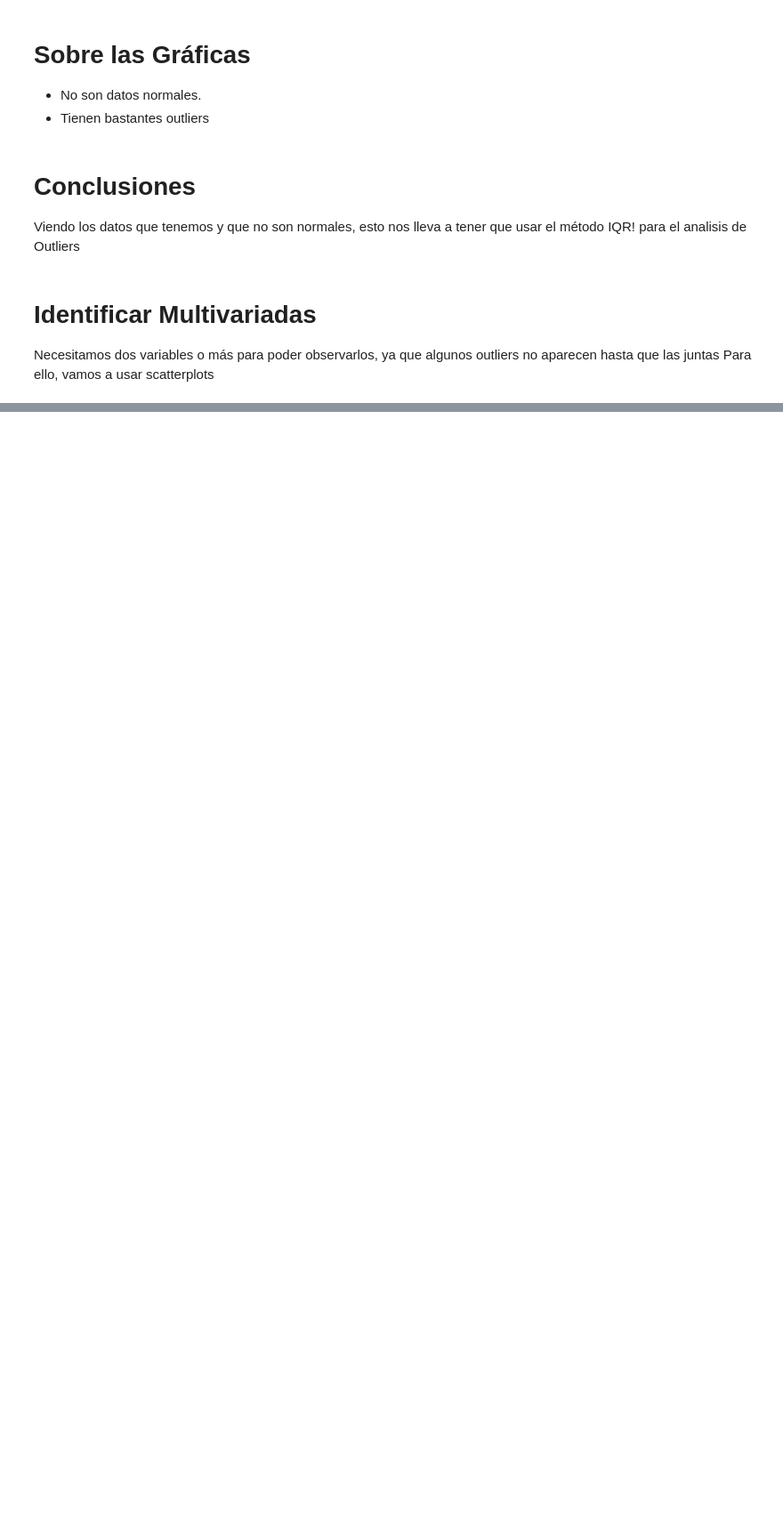
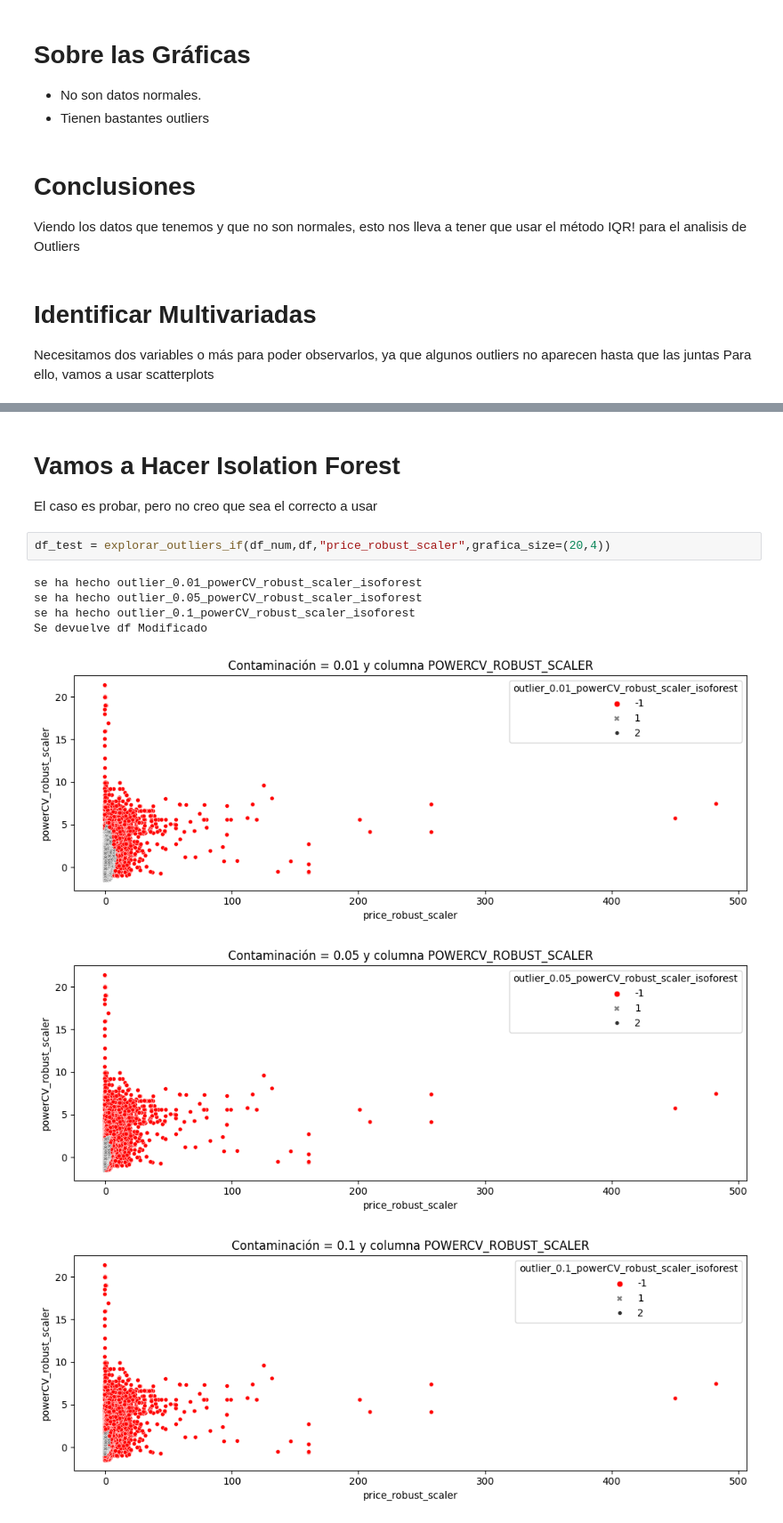
Before and after one commit to apelsito/laboratorio-modulo7-leccion03-gestion-outiers, a Jupyter notebook: laboratorio-modulo7-leccion03-gestion-outiers.ipynb, the cells around one changed output, grey strips where cells are left out. Shown at 89% size. Saved outputs shown, nothing was run; the diff lists cells and outputs as text; blank space fills up the shorter version.

```diff
--- a/laboratorio-modulo7-leccion03-gestion-outiers.ipynb
+++ b/laboratorio-modulo7-leccion03-gestion-outiers.ipynb
@@ -117,0 +143,13 @@ La columna POWERCV_ROBUST_SCALER tiene 12390 outliers entre el total de 356519 d
+# %% [markdown]
+# Vamos a Hacer Isolation Forest
+El caso es probar, pero no creo que sea el correcto a usar
+# %%
+df_test = explorar_outliers_if(df_num,df,"price_robust_scaler",grafica_size=(20,4))
+# %% [output]
+se ha hecho outlier_0.01_powerCV_robust_scaler_isoforest
+se ha hecho outlier_0.05_powerCV_robust_scaler_isoforest
+se ha hecho outlier_0.1_powerCV_robust_scaler_isoforest
+Se devuelve df Modificado
+[figure, added]
+[figure, added]
+[figure, added]
```
Also changed, not shown: parts of 20 cells of this notebook, 2 other files.
